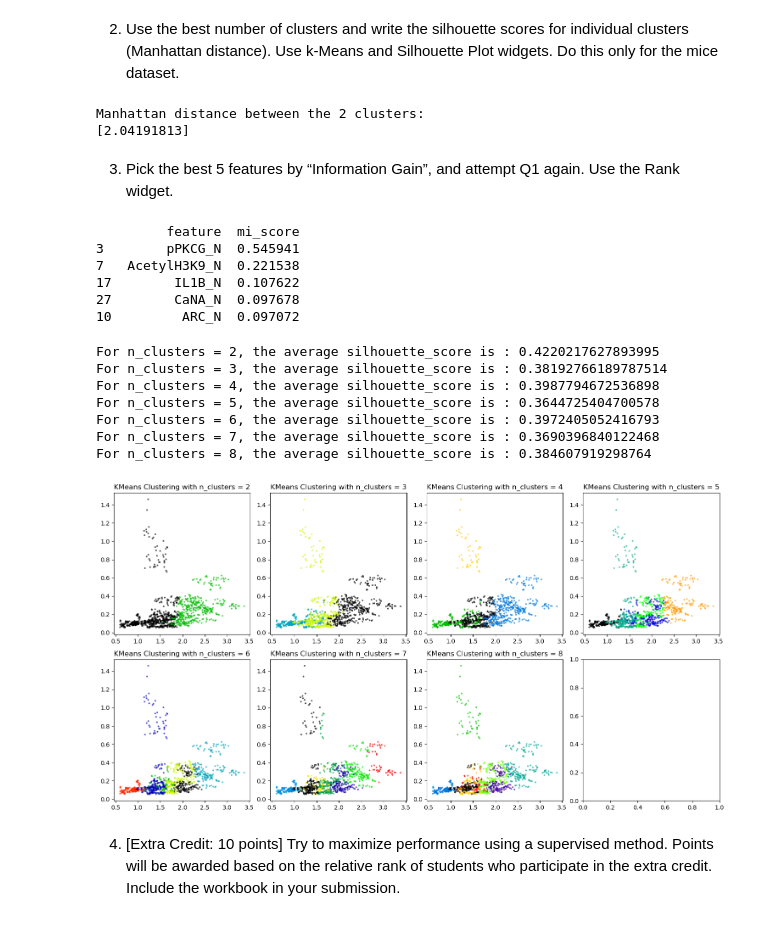
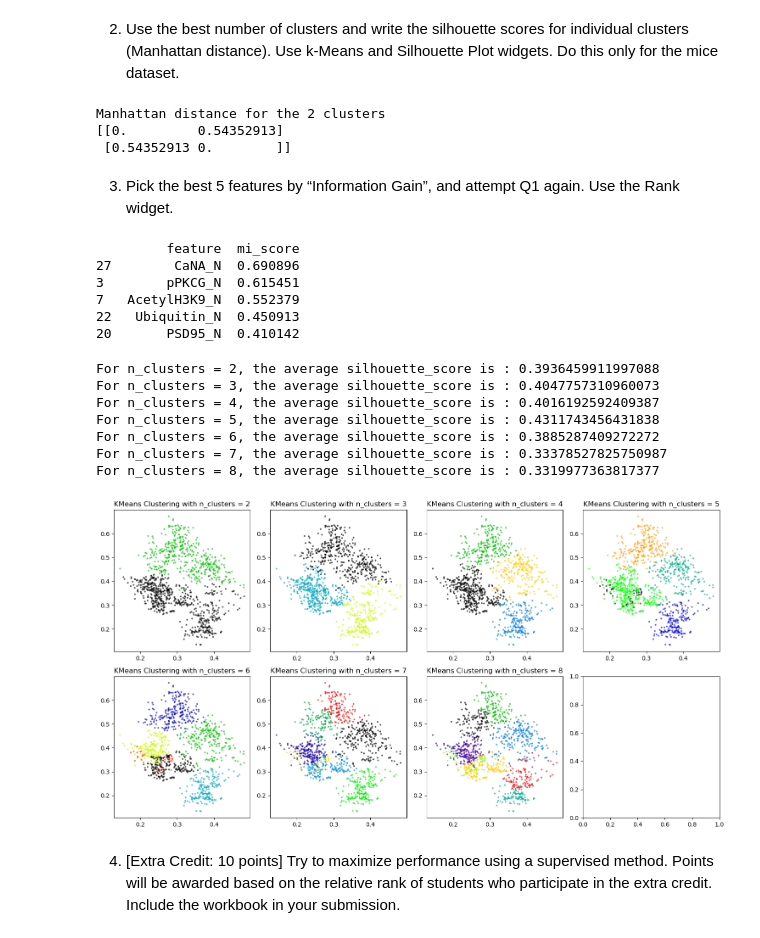
Before and after one commit to AEnyioko/Unsupervised, a Jupyter notebook: MiceDataset.ipynb, the cells around one changed output. Cells and saved outputs as stored; diff of their text form; code cells hidden in the pictures.

```diff
--- a/MiceDataset.ipynb
+++ b/MiceDataset.ipynb
@@ -13,12 +13,20 @@ import sklearn as sk
 ## Part 1: Cleaning the data sets
 # %%
 # importing the data sets
+from sklearn.impute import SimpleImputer
+from sklearn.preprocessing import normalize
+
+imp = SimpleImputer(missing_values=np.nan, strategy='mean')
 
 mice_data = pd.read_csv('mice.csv')
+mice_data.replace('?', np.nan, inplace=True)
+mice_data_x = mice_data.drop(columns=['MouseID', 'class'])
 
-# selecting numeric columns only and dropping identifier columns for hospital data
+numeric_features = mice_data_x.select_dtypes(include=[np.number])
 
-mice_data_x = mice_data.select_dtypes(exclude=['object'])
+mice_data_imp = imp.fit_transform(numeric_features)
+mice_data_imp = normalize(mice_data_imp)
+mice_data_imp_df = pd.DataFrame(mice_data_imp, columns=numeric_features.columns)
 # %% [markdown]
 ## Part 2: Questions
 ### Mice Data set
@@ -31,13 +39,13 @@ you see regardless.
 # %%
 # kmeans clustering on mice data set
 from sklearn.cluster import KMeans
-from sklearn.metrics import silhouette_score, silhouette_samples
+from sklearn.metrics import silhouette_score
 
 n_clusters = range(2, 9)
 for n in n_clusters:
     kmeans = KMeans(n_clusters=n)
-    cluster_labels = kmeans.fit_predict(mice_data_x)
-    silhouette_avg = silhouette_score(mice_data_x, cluster_labels)
+    cluster_labels = kmeans.fit_predict(mice_data_imp_df)
+    silhouette_avg = silhouette_score(mice_data_imp_df, cluster_labels)
     print(f'For n_clusters = {n}, the average silhouette_score is : {silhouette_avg}')
 
 # plot clusters
@@ -49,12 +57,12 @@ axes = axes.flatten()
 
 for i, n in enumerate(n_clusters):
     kmeans = KMeans(n_clusters=n)
-    cluster_labels = kmeans.fit_predict(mice_data_x)
+    cluster_labels = kmeans.fit_predict(mice_data_imp_df)
 
     # scatter plot for all clusters
 
     colors = cm.nipy_spectral(cluster_labels.astype(float) / n)
-    axes[i].scatter(mice_data_x.iloc[:, 0], mice_data_x.iloc[:, 1], marker='.', s=30, lw=0, alpha=0.7, c=colors, edgecolor='k')
+    axes[i].scatter(mice_data_imp_df.iloc[:, 0], mice_data_imp_df.iloc[:, 1], marker='.', s=30, lw=0, alpha=0.7, c=colors, edgecolor='k')
     axes[i].set_title(f'KMeans Clustering with n_clusters = {n}')
 plt.tight_layout()
 plt.show()
@@ -74,74 +82,76 @@ the mice dataset.
 # %%
 kbest = 2
 kmeans = KMeans(n_clusters=kbest)
-cluster_labels_best = kmeans.fit_predict(mice_data_x)
+cluster_labels_best = kmeans.fit_predict(mice_data_imp_df)
 
 centers = kmeans.cluster_centers_
 dist_matrix = sk.metrics.pairwise_distances(centers, metric='manhattan')
 
-print("Manhattan distance between the 2 clusters:")
-print(dist_matrix[1:, 0])
+print("Manhattan distance for the 2 clusters")
+print(dist_matrix)
 # %% [output]
-Manhattan distance between the 2 clusters:
-[2.04191813]
+Manhattan distance for the 2 clusters
+[[0.         0.54352913]
+ [0.54352913 0.        ]]
 # %% [markdown]
 3. Pick the best 5 features by “Information Gain”, and attempt Q1 again. Use the
 Rank widget.
 # %%
 from sklearn.feature_selection import mutual_info_classif
 
+y = mice_data['class']
 # Calculate mutual information for each feature
-mi_scores = mutual_info_classif(mice_data_x, cluster_labels_best)
-mi_df = pd.DataFrame({'feature': mice_data_x.columns, 'mi_score': mi_scores})
+mi_scores = mutual_info_classif(mice_data_imp_df, y)
+mi_df = pd.DataFrame({'feature': mice_data_imp_df.columns, 'mi_score': mi_scores})
 mi_df = mi_df.sort_values(by='mi_score', ascending=False)
 print(mi_df.head(5))
 # %% [output]
          feature  mi_score
-3        pPKCG_N  0.545941
-7   AcetylH3K9_N  0.221538
-17        IL1B_N  0.107622
-27        CaNA_N  0.097678
-10         ARC_N  0.097072
+27        CaNA_N  0.690896
+3        pPKCG_N  0.615451
+7   AcetylH3K9_N  0.552379
+22   Ubiquitin_N  0.450913
+20       PSD95_N  0.410142
 # %%
 # selecting the top 5 features based on mutual information scores
-mice_data_subset = mice_data[['pPKCG_N', 'AcetylH3K9_N', 'IL1B_N', 'CaNA_N', 'ARC_N']]
+mice_data_subset = mice_data_imp_df[['CaNA_N', 'pPKCG_N', 'AcetylH3K9_N', 'Ubiquitin_N', 'PSD95_N']]
 
 # kmeans clustering on mice data subset
 n_clusters = range(2, 9)
 for n in n_clusters:
     kmeans = KMeans(n_clusters=n)
     cluster_labels = kmeans.fit_predict(mice_data_subset)
     silhouette_avg = silhouette_score(mice_data_subset, cluster_labels)
     print(f'For n_clusters = {n}, the average silhouette_score is : {silhouette_avg}')
 
 # plot clusters
 import matplotlib.pyplot as plt
 import matplotlib.cm as cm
 
 fig, axes = plt.subplots(2, 4, figsize=(15, 8))
 axes = axes.flatten()
 
 for i, n in enumerate(n_clusters):
     kmeans = KMeans(n_clusters=n)
     cluster_labels = kmeans.fit_predict(mice_data_subset)
 
     # scatter plot for all clusters
 
     colors = cm.nipy_spectral(cluster_labels.astype(float) / n)
     axes[i].scatter(mice_data_subset.iloc[:, 0], mice_data_subset.iloc[:, 1], marker='.', s=30, lw=0, alpha=0.7, c=colors, edgecolor='k')
     axes[i].set_title(f'KMeans Clustering with n_clusters = {n}')
 
 plt.tight_layout()
 plt.show()
 # %% [output]
-For n_clusters = 2, the average silhouette_score is : 0.4220217627893995
-For n_clusters = 3, the average silhouette_score is : 0.38192766189787514
-For n_clusters = 4, the average silhouette_score is : 0.3987794672536898
-For n_clusters = 5, the average silhouette_score is : 0.3644725404700578
-For n_clusters = 6, the average silhouette_score is : 0.3972405052416793
-For n_clusters = 7, the average silhouette_score is : 0.3690396840122468
-For n_clusters = 8, the average silhouette_score is : 0.384607919298764
+For n_clusters = 2, the average silhouette_score is : 0.3936459911997088
+For n_clusters = 3, the average silhouette_score is : 0.4047757310960073
+For n_clusters = 4, the average silhouette_score is : 0.4016192592409387
+For n_clusters = 5, the average silhouette_score is : 0.4311743456431838
+For n_clusters = 6, the average silhouette_score is : 0.3885287409272272
+For n_clusters = 7, the average silhouette_score is : 0.33378527825750987
+For n_clusters = 8, the average silhouette_score is : 0.3319977363817377
-[figure, old version]
+[figure, new version]
 # %% [markdown]
 4. [Extra Credit: 10 points] Try to maximize performance using a supervised method.
 Points will be awarded based on the relative rank of students who participate in the extra credit. Include the workbook in your submission.
```
Also changed, not shown: parts of 4 cells of this notebook, 1 other file.
